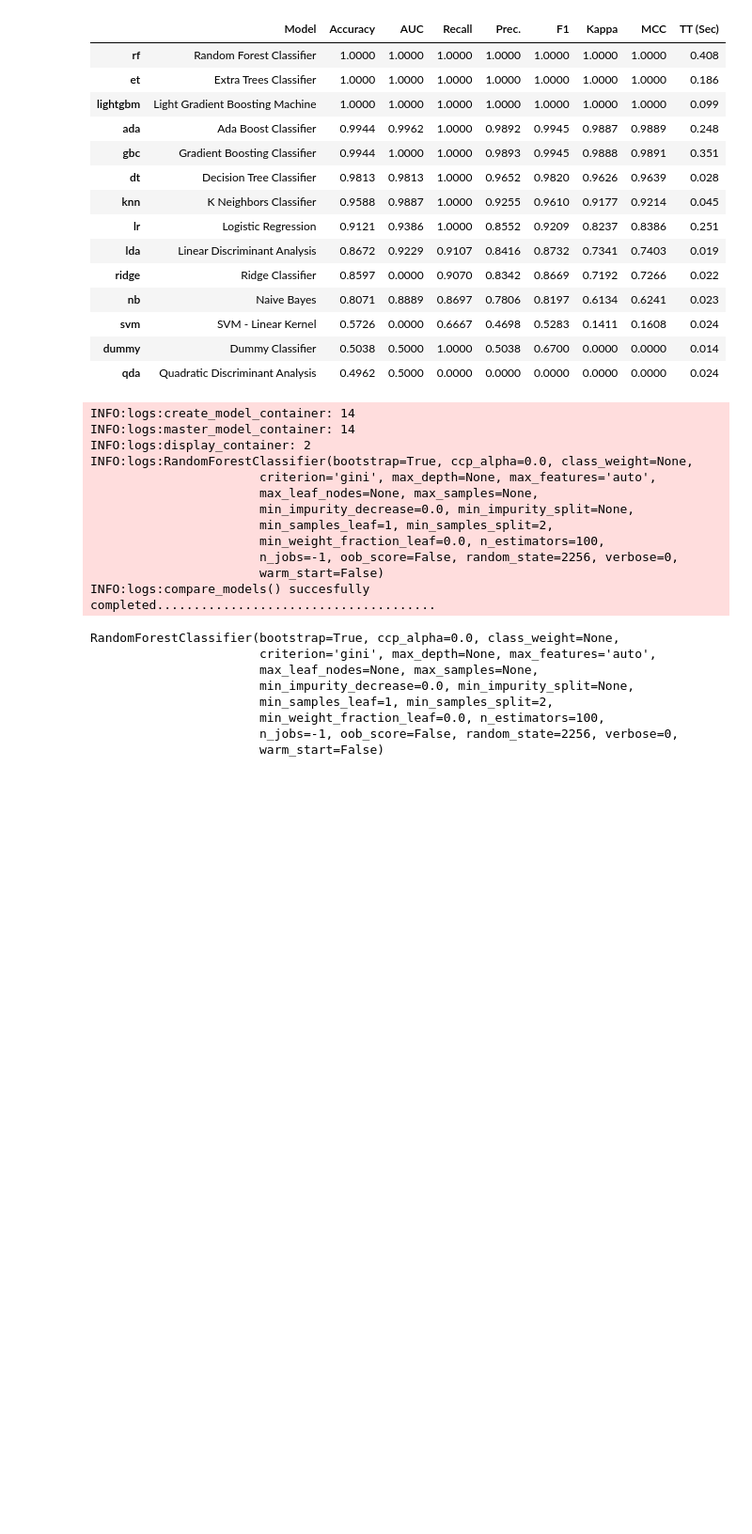
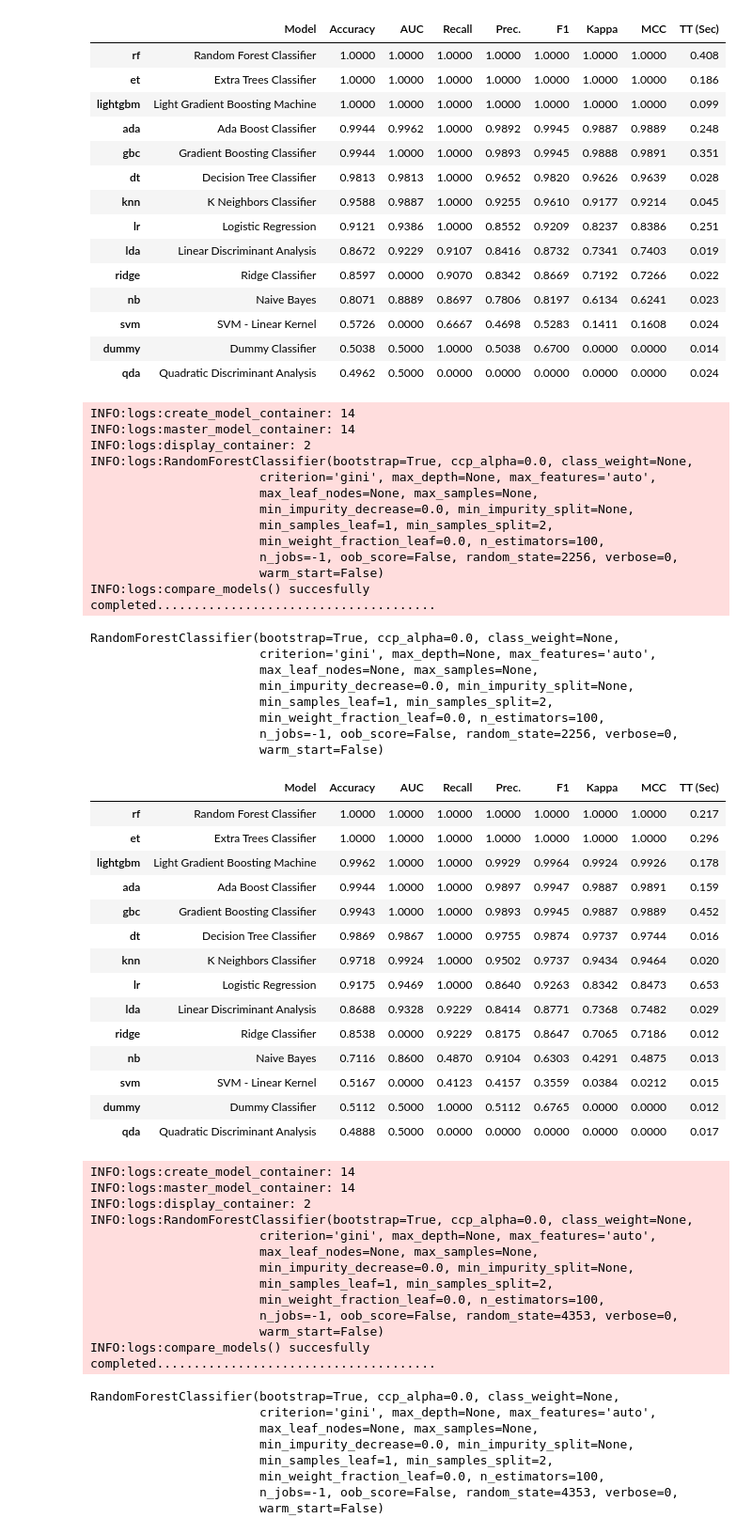
Before and after one commit to Shivi1771/Sampling-Assignment, a Jupyter notebook: Sampling_Assignment.ipynb, the cells around one changed output. Shown at 94% size. Cells and saved outputs as stored; diff of their text form; code cells hidden in the pictures; blank space fills up the shorter version.

```diff
--- a/Sampling_Assignment.ipynb
+++ b/Sampling_Assignment.ipynb
@@ -355,3 +357,56 @@ RandomForestClassifier(bootstrap=True, ccp_alpha=0.0, class_weight=None,
                        min_weight_fraction_leaf=0.0, n_estimators=100,
                        n_jobs=-1, oob_score=False, random_state=2256, verbose=0,
                        warm_start=False)
+# %%
+# Import necessary libraries
+from pycaret.classification import *
+import pandas as pd
+
+# Load the dataset
+df=pd.read_csv('df_convenience_s.csv')
+df=df.iloc[:,2:]
+
+# Initialize the PyCaret setup
+clf = setup(df, target='Class', silent=True,preprocess=False)
+
+# Compare the performance of several models
+best_model = compare_models()
+
+# Print the model's performance metrics
+print(best_model)
+# %% [output]
+|  | Model | Accuracy | AUC | Recall | Prec. | F1 | Kappa | MCC | TT (Sec) |
+| rf | Random Forest Classifier | 1.0000 | 1.0000 | 1.0000 | 1.0000 | 1.0000 | 1.0000 | 1.0000 | 0.217 |
+| et | Extra Trees Classifier | 1.0000 | 1.0000 | 1.0000 | 1.0000 | 1.0000 | 1.0000 | 1.0000 | 0.296 |
+| lightgbm | Light Gradient Boosting Machine | 0.9962 | 1.0000 | 1.0000 | 0.9929 | 0.9964 | 0.9924 | 0.9926 | 0.178 |
+| ada | Ada Boost Classifier | 0.9944 | 1.0000 | 1.0000 | 0.9897 | 0.9947 | 0.9887 | 0.9891 | 0.159 |
+| gbc | Gradient Boosting Classifier | 0.9943 | 1.0000 | 1.0000 | 0.9893 | 0.9945 | 0.9887 | 0.9889 | 0.452 |
+| dt | Decision Tree Classifier | 0.9869 | 0.9867 | 1.0000 | 0.9755 | 0.9874 | 0.9737 | 0.9744 | 0.016 |
+| knn | K Neighbors Classifier | 0.9718 | 0.9924 | 1.0000 | 0.9502 | 0.9737 | 0.9434 | 0.9464 | 0.020 |
+| lr | Logistic Regression | 0.9175 | 0.9469 | 1.0000 | 0.8640 | 0.9263 | 0.8342 | 0.8473 | 0.653 |
+| lda | Linear Discriminant Analysis | 0.8688 | 0.9328 | 0.9229 | 0.8414 | 0.8771 | 0.7368 | 0.7482 | 0.029 |
+| ridge | Ridge Classifier | 0.8538 | 0.0000 | 0.9229 | 0.8175 | 0.8647 | 0.7065 | 0.7186 | 0.012 |
+| nb | Naive Bayes | 0.7116 | 0.8600 | 0.4870 | 0.9104 | 0.6303 | 0.4291 | 0.4875 | 0.013 |
+| svm | SVM - Linear Kernel | 0.5167 | 0.0000 | 0.4123 | 0.4157 | 0.3559 | 0.0384 | 0.0212 | 0.015 |
+| dummy | Dummy Classifier | 0.5112 | 0.5000 | 1.0000 | 0.5112 | 0.6765 | 0.0000 | 0.0000 | 0.012 |
+| qda | Quadratic Discriminant Analysis | 0.4888 | 0.5000 | 0.0000 | 0.0000 | 0.0000 | 0.0000 | 0.0000 | 0.017 |
+INFO:logs:create_model_container: 14
+INFO:logs:master_model_container: 14
+INFO:logs:display_container: 2
+INFO:logs:RandomForestClassifier(bootstrap=True, ccp_alpha=0.0, class_weight=None,
+                       criterion='gini', max_depth=None, max_features='auto',
+                       max_leaf_nodes=None, max_samples=None,
+                       min_impurity_decrease=0.0, min_impurity_split=None,
+                       min_samples_leaf=1, min_samples_split=2,
+                       min_weight_fraction_leaf=0.0, n_estimators=100,
+                       n_jobs=-1, oob_score=False, random_state=4353, verbose=0,
+                       warm_start=False)
+INFO:logs:compare_models() succesfully completed......................................
+RandomForestClassifier(bootstrap=True, ccp_alpha=0.0, class_weight=None,
+                       criterion='gini', max_depth=None, max_features='auto',
+                       max_leaf_nodes=None, max_samples=None,
+                       min_impurity_decrease=0.0, min_impurity_split=None,
+                       min_samples_leaf=1, min_samples_split=2,
+                       min_weight_fraction_leaf=0.0, n_estimators=100,
+                       n_jobs=-1, oob_score=False, random_state=4353, verbose=0,
+                       warm_start=False)
```
Also changed, not shown: parts of 1 cell of this notebook.
